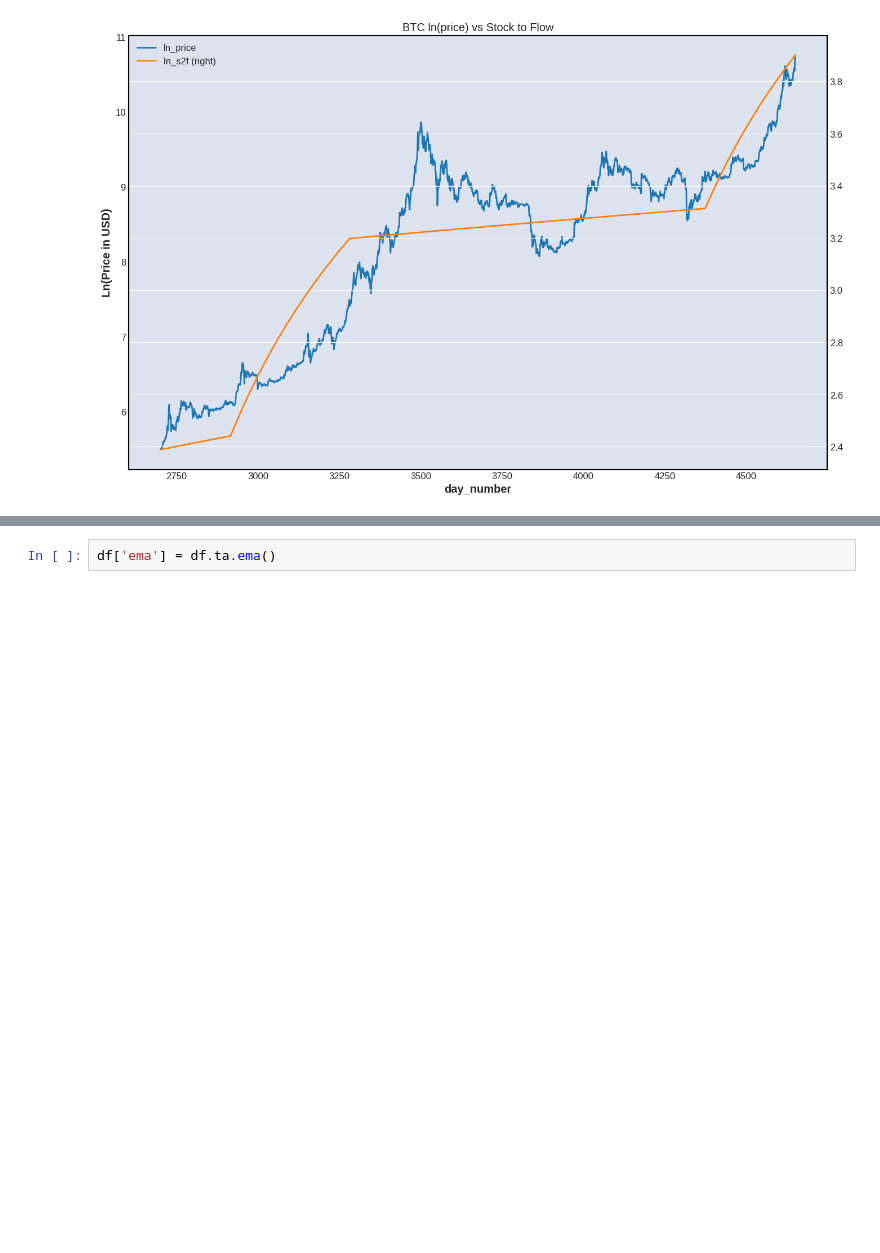
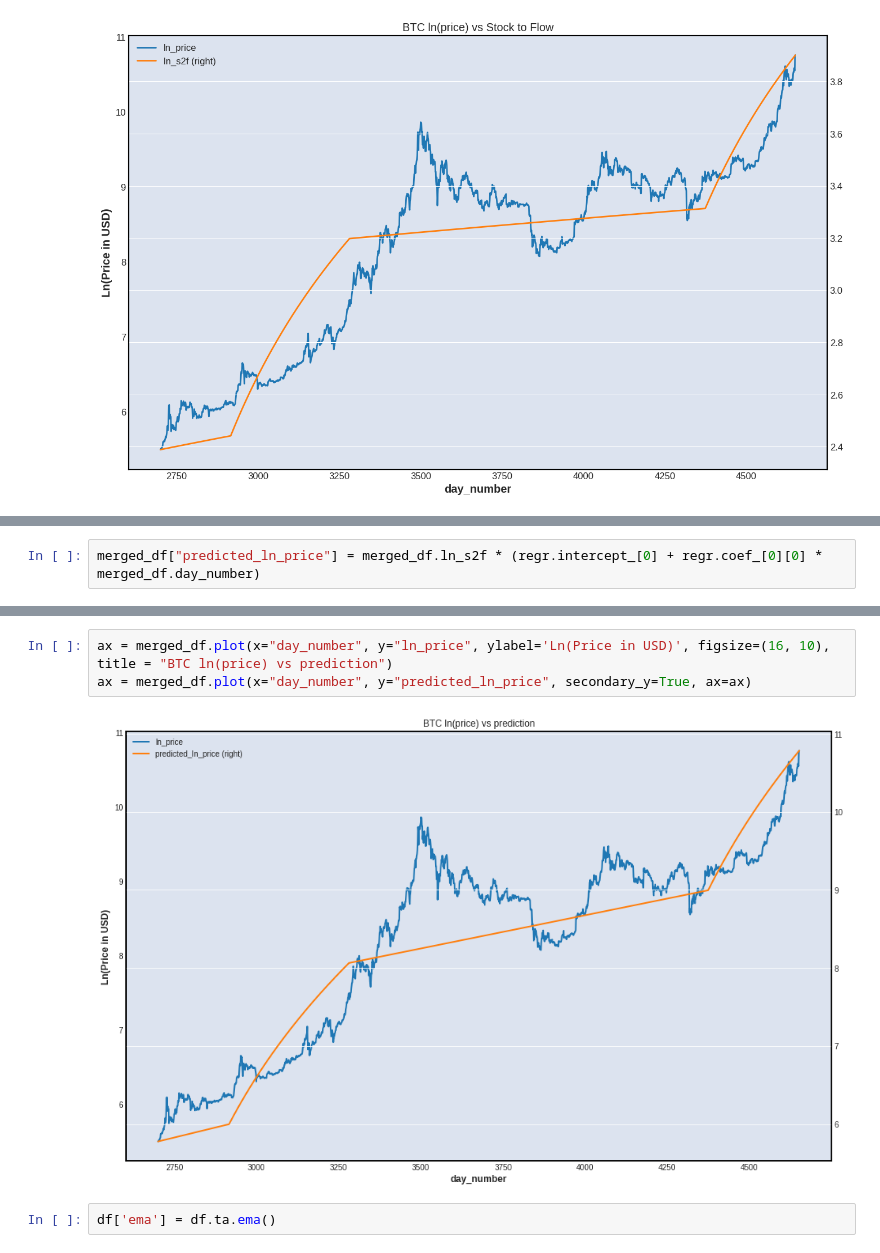
Before and after one commit to MajorTal/btc_s2f, a Jupyter notebook: analyze_btc.ipynb, the cells around one changed output, grey strips where cells are left out. Saved outputs shown, nothing was run; the diff lists cells and outputs as text; blank space fills up the shorter version.

```diff
--- a/analyze_btc.ipynb
+++ b/analyze_btc.ipynb
@@ -143,0 +182,2 @@ ax = merged_df.plot(x="day_number", y="ln_s2f", secondary_y=True, ax=ax)
+# %%
+merged_df["predicted_ln_price"] = merged_df.ln_s2f * (regr.intercept_[0] + regr.coef_[0][0] * merged_df.day_number)
@@ -144,3 +189,8 @@ ax = merged_df.plot(x="day_number", y="ln_s2f", secondary_y=True, ax=ax)
+# %%
+ax = merged_df.plot(x="day_number", y="ln_price", ylabel='Ln(Price in USD)', figsize=(16, 10), title = "BTC ln(price) vs prediction")
+ax = merged_df.plot(x="day_number", y="predicted_ln_price", secondary_y=True, ax=ax)
+# %% [output]
+[figure, added]
 # %%
 df['ema'] = df.ta.ema()
 # %%
```
Also changed, not shown: parts of 10 cells of this notebook.
